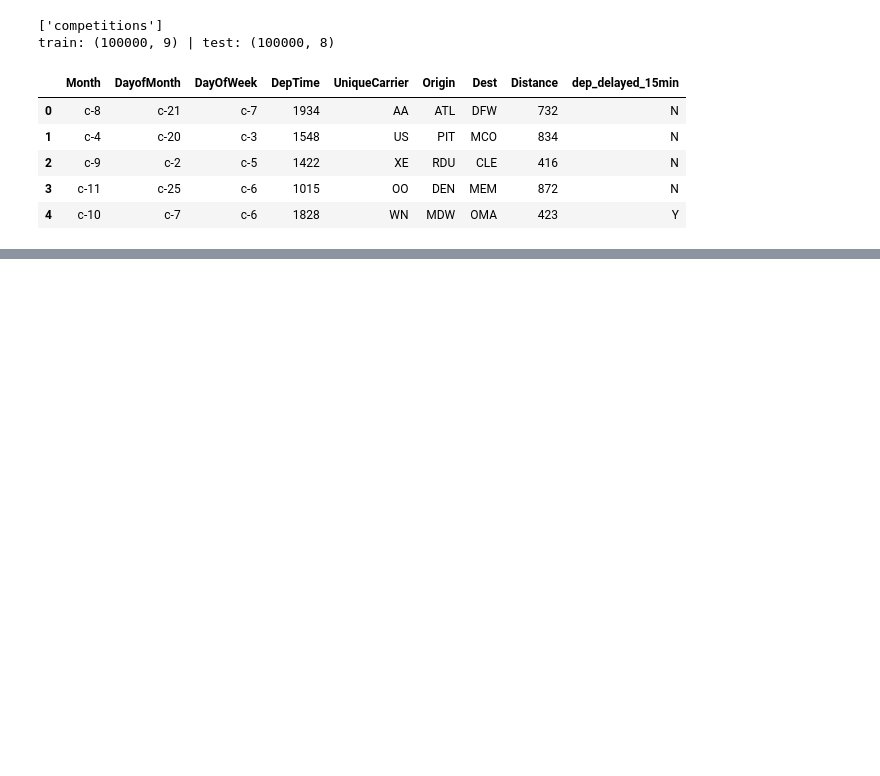
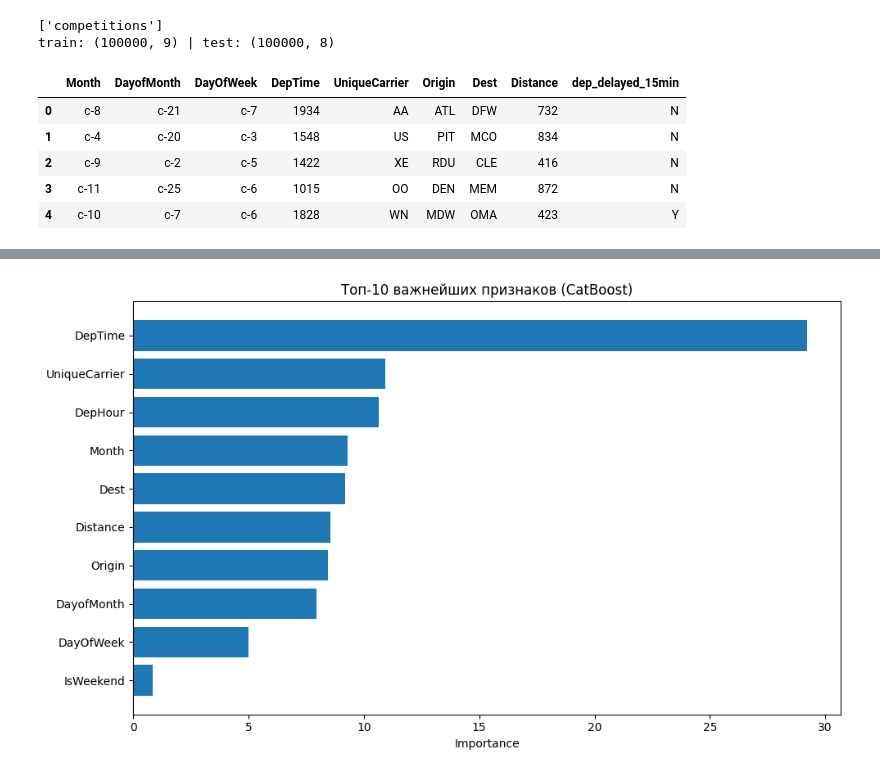
Before and after one commit to Dimdy96/flight-delays, a Jupyter notebook: notebookb53d483d6a.ipynb, the cells around one changed output, grey strips where cells are left out. Drawn from its saved outputs; the diff is of its cells as text; code cells hidden in the pictures; blank space fills up the shorter version.

```diff
--- a/notebookb53d483d6a.ipynb
+++ b/notebookb53d483d6a.ipynb
@@ -29,0 +208,90 @@ train: (100000, 9) | test: (100000, 8)
+# %%
+# ========== ИСПРАВЛЕННЫЙ КОД ==========
+
+from catboost import CatBoostClassifier
+from sklearn.model_selection import train_test_split
+from sklearn.metrics import roc_auc_score
+import pandas as pd
+import numpy as np
+import time
+import matplotlib.pyplot as plt
+
+# 1. СОЗДАЕМ X и Y ПРАВИЛЬНО
+# Удаляем целевую переменную из признаков
+X = train_fe.drop(['target', 'dep_delayed_15min'], axis=1)  # удаляем ОБЕ целевые переменные
+y = train_fe['target']
+
+print(f"X shape: {X.shape}")
+print(f"y shape: {y.shape}")
+print(f"\nСтолбцы в X: {X.columns.tolist()}")
+
+# 2. Определяем категориальные признаки
+CAT_FEATURES_CB = ['UniqueCarrier', 'Origin', 'Dest']
+
+# Преобразуем категориальные признаки в правильный тип
+for col in CAT_FEATURES_CB:
+    if col in X.columns:
+        X[col] = X[col].astype('category')
+        print(f"✓ {col} преобразован в категориальный")
+
+# 3. Разделяем на train/val
+X_tr_cb, X_val_cb, y_tr_cb, y_val_cb = train_test_split(
+    X, y,
+    test_size=0.2,
+    random_state=42,
+    stratify=y
+)
+
+print(f"\nX_tr_cb shape: {X_tr_cb.shape}")
+print(f"X_val_cb shape: {X_val_cb.shape}")
+print(f"Категориальные признаки: {CAT_FEATURES_CB}")
+
+# Проверяем, что в X нет текстовых столбцов кроме указанных
+print("\nТипы данных в X_tr_cb:")
+print(X_tr_cb.dtypes)
+
+# 4. Обучаем CatBoost
+catboost_model = CatBoostClassifier(
+    iterations=500,
+    depth=6,
+    learning_rate=0.1,
+    cat_features=CAT_FEATURES_CB,
+    loss_function='Logloss',
+    eval_metric='AUC',
+    random_seed=42,
+    verbose=100,
+    early_stopping_rounds=50
+)
+
+start_time = time.time()
+catboost_model.fit(
+    X_tr_cb, y_tr_cb,
+    eval_set=(X_val_cb, y_val_cb),
+    verbose=100
+)
+print(f"\nВремя обучения: {time.time() - start_time:.2f} сек")
+
+# 5. Оценка
+catboost_pred = catboost_model.predict_proba(X_val_cb)[:, 1]
+catboost_roc_auc = roc_auc_score(y_val_cb, catboost_pred)
+print(f"CatBoost ROC AUC: {catboost_roc_auc:.4f}")
+
+# 6. Важность признаков
+feature_importance = pd.DataFrame({
+    'feature': X_tr_cb.columns,
+    'importance': catboost_model.feature_importances_
+}).sort_values('importance', ascending=False)
+
+print("\nТоп-10 важнейших признаков:")
+print(feature_importance.head(10))
+
+# 7. Визуализация
+plt.figure(figsize=(10, 6))
+plt.barh(feature_importance.head(10)['feature'],
+         feature_importance.head(10)['importance'])
+plt.xlabel('Importance')
+plt.title('Топ-10 важнейших признаков (CatBoost)')
+plt.gca().invert_yaxis()
+plt.tight_layout()
+plt.show()
+# %% [output]
@@ -29,0 +315 @@ train: (100000, 9) | test: (100000, 8)
+[figure, added]
```
Also changed, not shown: parts of 15 cells of this notebook.
